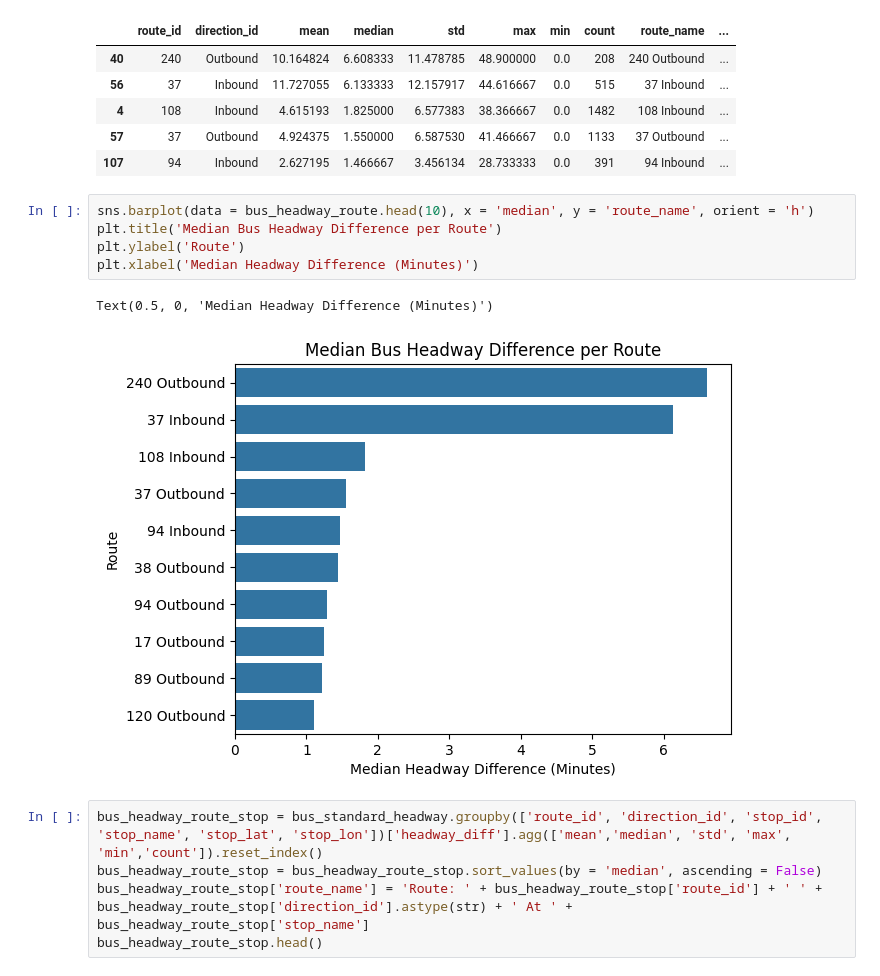
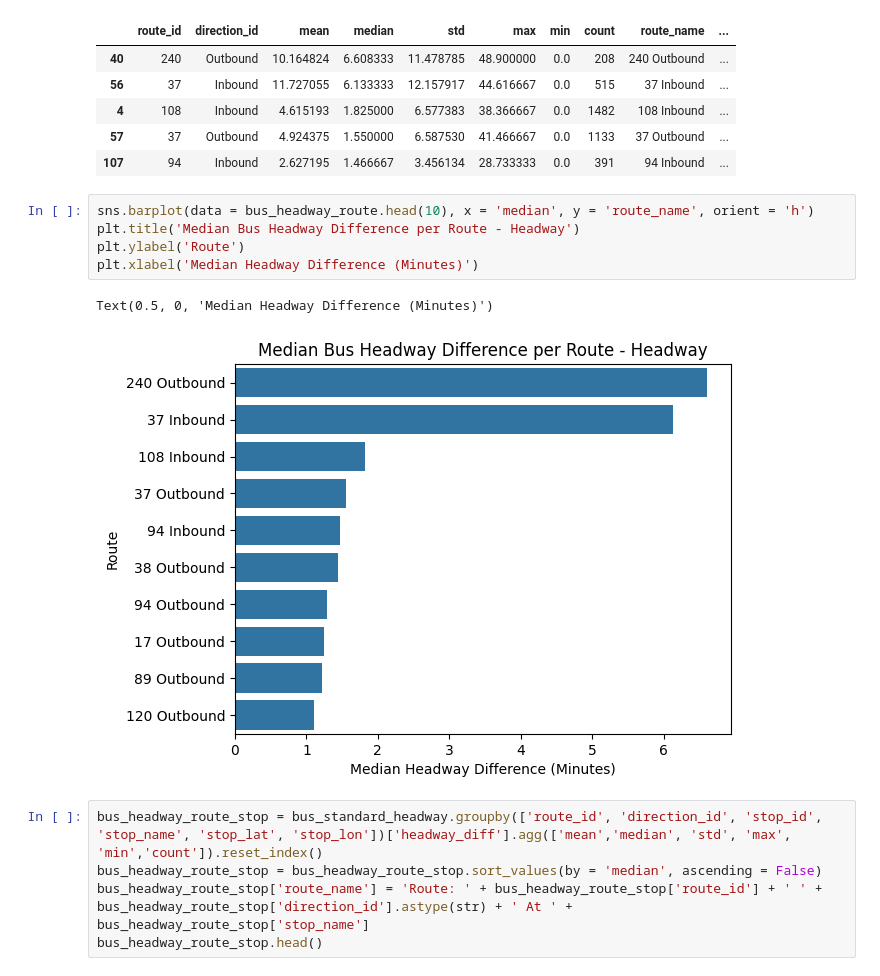
Before and after one commit to kevin-r-murphy/BA888-MBTA, a Jupyter notebook: MBTA_Bus.ipynb, the cells around one changed output. Drawn from its saved outputs; the diff is of its cells as text.

```diff
--- a/MBTA_Bus.ipynb
+++ b/MBTA_Bus.ipynb
@@ -322,12 +355,12 @@ bus_headway_route.head()
 | 107 | 94 | Inbound | 2.627195 | 1.466667 | 3.456134 | 28.733333 | 0.0 | 391 | 94 Inbound | ... |
 # %%
 sns.barplot(data = bus_headway_route.head(10), x = 'median', y = 'route_name', orient = 'h')
-plt.title('Median Bus Headway Difference per Route')
+plt.title('Median Bus Headway Difference per Route - Headway')
 plt.ylabel('Route')
 plt.xlabel('Median Headway Difference (Minutes)')
 # %% [output]
 Text(0.5, 0, 'Median Headway Difference (Minutes)')
-[figure, old version]
+[figure, new version]
 # %%
 bus_headway_route_stop = bus_standard_headway.groupby(['route_id', 'direction_id', 'stop_id', 'stop_name', 'stop_lat', 'stop_lon'])['headway_diff'].agg(['mean','median', 'std', 'max', 'min','count']).reset_index()
 bus_headway_route_stop = bus_headway_route_stop.sort_values(by = 'median', ascending = False)
```
Also changed, not shown: parts of 17 cells of this notebook.
